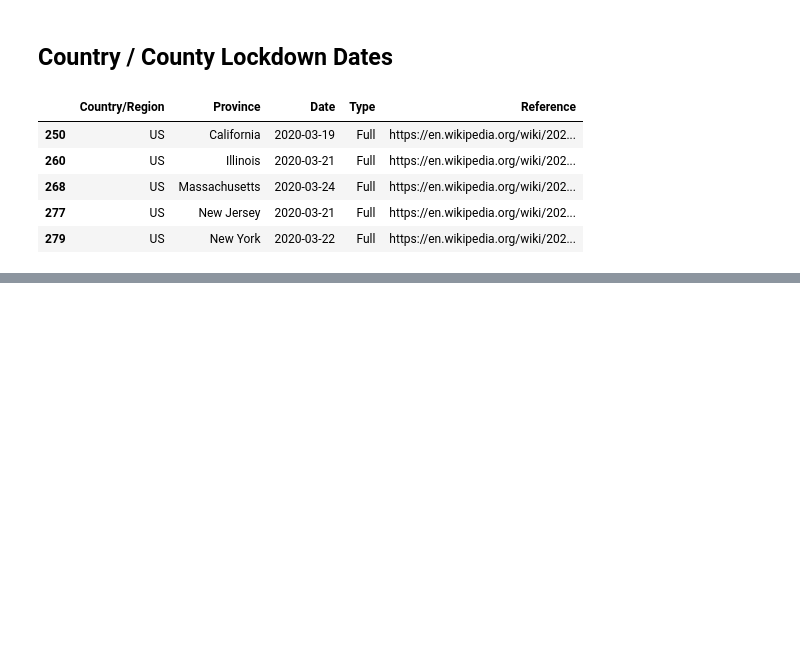
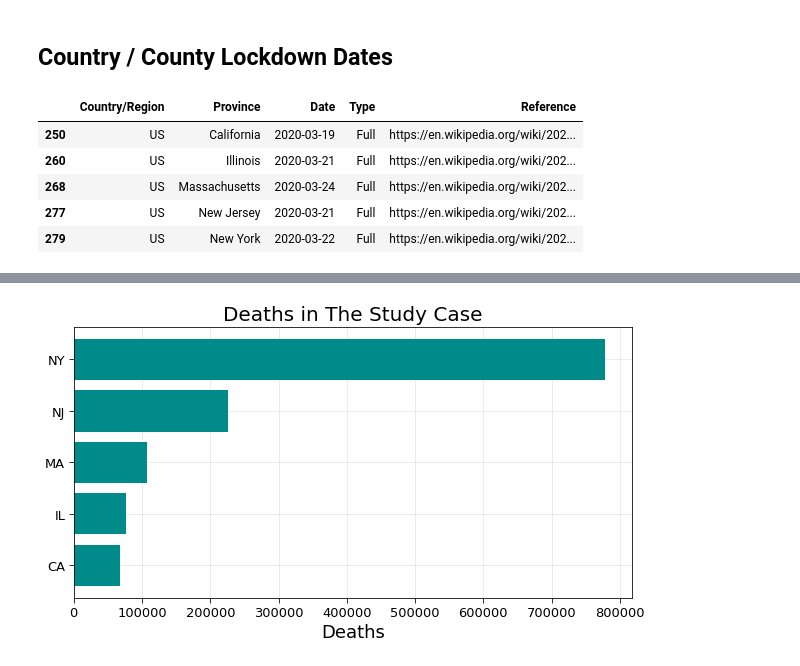
Before and after one commit to Adamantia/covid19-mit-teamd004, a Jupyter notebook: Covid19_Datathon_Team_d004.ipynb, the cells around one changed output, grey strips where cells are left out. Saved outputs shown, nothing was run; the diff lists cells and outputs as text; code cells hidden in the pictures; blank space fills up the shorter version.

```diff
--- a/Covid19_Datathon_Team_d004.ipynb
+++ b/Covid19_Datathon_Team_d004.ipynb
@@ -352,0 +350,17 @@ df[(df['Province'] == 'California') | (df['Province'] == 'Illinois') | (df['Prov
+# %%
+f = plt.figure(figsize=(10,5))
+ax1 = f.add_subplot(111)
+
+plt.axes(axisbelow=True)
+plt.barh(df_covid19_usafacts.sort_values('deaths')["state"].values,
+         df_covid19_usafacts.sort_values('deaths')["deaths"].values,
+         color="darkcyan")
+
+plt.ticklabel_format(axis="x", style='plain')
+
+plt.tick_params(size=5,labelsize = 13)
+plt.xlabel("Deaths",fontsize=18)
+plt.title("Deaths in The Study Case",fontsize=20)
+plt.grid(alpha=0.3)
+# %% [output]
+[figure, added]
```
Also changed, not shown: parts of 31 cells of this notebook.
